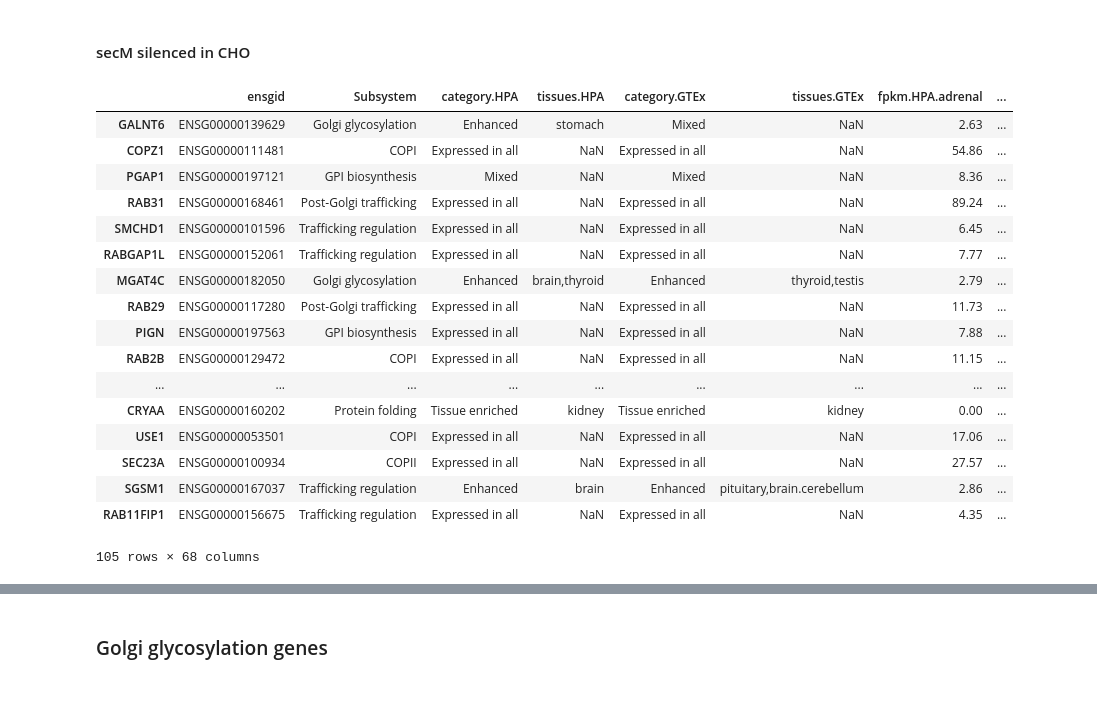
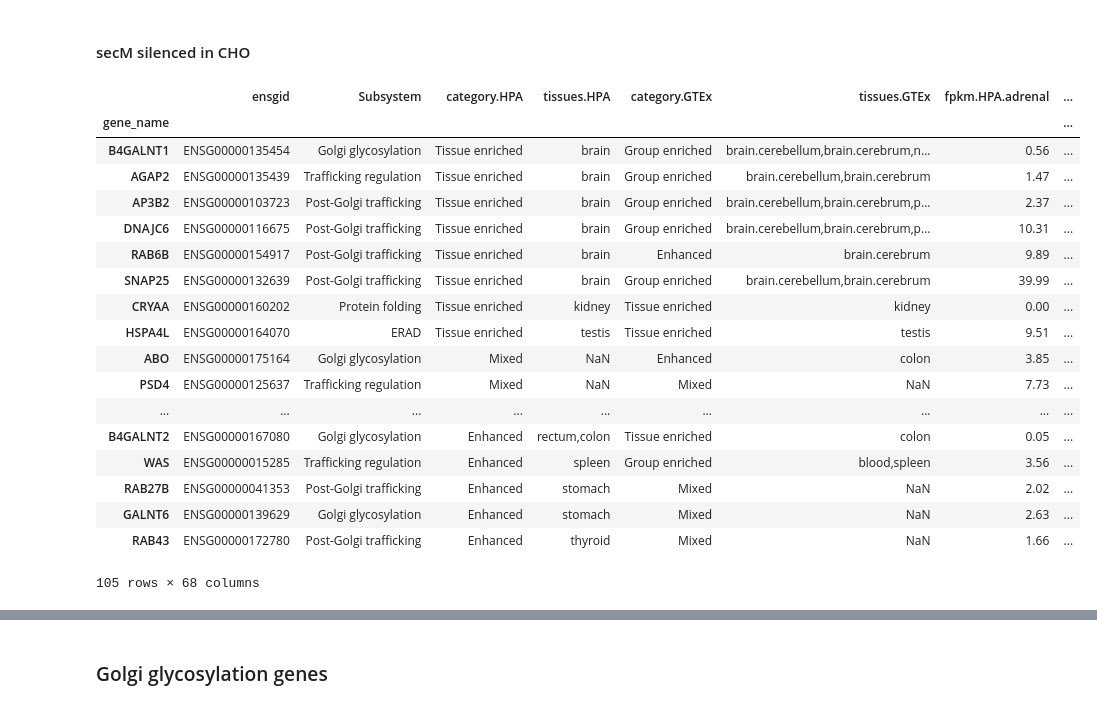
Before and after one commit to isshamie/CH_TSS, a Jupyter notebook: silenced_CHO_genes.ipynb, the cells around one changed output, grey strips where cells are left out. Drawn from its saved outputs; the diff is of its cells as text; code cells hidden in the pictures.

Commit message:
added functions to silenced_CHO

```diff
--- a/silenced_CHO_genes.ipynb
+++ b/silenced_CHO_genes.ipynb
@@ -96,3 +83,0 @@ gene_tissue_matrix.head()
-# %%
-in_cho = gene_tissue_matrix[(gene_tissue_matrix['CHO/GRO/f04_peaks/merge_bg_2.peak']>0) | (gene_tissue_matrix['CHO/mSTART/f04_peaks/merge_bg_2.peak']>0)]
-not_in_cho = gene_tissue_matrix[~((gene_tissue_matrix['CHO/GRO/f04_peaks/merge_bg_2.peak']>0) | (gene_tissue_matrix['CHO/mSTART/f04_peaks/merge_bg_2.peak']>0))]
@@ -108,0 +173,10 @@ print(gene_tissue_matrix.shape)
+# %%
+gene_tissue_df = merge_tissues(gene_tissue_matrix,tissues)
+cho = gene_tissue_df.loc[:,'CHO']
+cho = pd.DataFrame(cho)
+gene_tissue_df = gene_tissue_df.drop('CHO',axis=1) #Remove CHO columns
+# %%
+in_cho1, not_in_cho1 = at_least_one_not_cho(gene_tissue_df,cho)
+print('1')
+print(len(in_cho1))
+print(len(not_in_cho1))
@@ -129,21 +356,22 @@ secM_in_CHO = in_cho[in_cho.index.isin(secM.index)]
-# %%
-secM.loc[secM_silenced_in_CHO.index]
-# %% [output]
-|  | ensgid | Subsystem | category.HPA | tissues.HPA | category.GTEx | tissues.GTEx | fpkm.HPA.adrenal | ... |
-| GALNT6 | ENSG00000139629 | Golgi glycosylation | Enhanced | stomach | Mixed | NaN | 2.63 | ... |
-| COPZ1 | ENSG00000111481 | COPI | Expressed in all | NaN | Expressed in all | NaN | 54.86 | ... |
-| PGAP1 | ENSG00000197121 | GPI biosynthesis | Mixed | NaN | Mixed | NaN | 8.36 | ... |
-| RAB31 | ENSG00000168461 | Post-Golgi trafficking | Expressed in all | NaN | Expressed in all | NaN | 89.24 | ... |
-| SMCHD1 | ENSG00000101596 | Trafficking regulation | Expressed in all | NaN | Expressed in all | NaN | 6.45 | ... |
-| RABGAP1L | ENSG00000152061 | Trafficking regulation | Expressed in all | NaN | Expressed in all | NaN | 7.77 | ... |
-| MGAT4C | ENSG00000182050 | Golgi glycosylation | Enhanced | brain,thyroid | Enhanced | thyroid,testis | 2.79 | ... |
-| RAB29 | ENSG00000117280 | Post-Golgi trafficking | Expressed in all | NaN | Expressed in all | NaN | 11.73 | ... |
-| PIGN | ENSG00000197563 | GPI biosynthesis | Expressed in all | NaN | Expressed in all | NaN | 7.88 | ... |
-| RAB2B | ENSG00000129472 | COPI | Expressed in all | NaN | Expressed in all | NaN | 11.15 | ... |
-| ... | ... | ... | ... | ... | ... | ... | ... | ... |
-| CRYAA | ENSG00000160202 | Protein folding | Tissue enriched | kidney | Tissue enriched | kidney | 0.00 | ... |
-| USE1 | ENSG00000053501 | COPI | Expressed in all | NaN | Expressed in all | NaN | 17.06 | ... |
-| SEC23A | ENSG00000100934 | COPII | Expressed in all | NaN | Expressed in all | NaN | 27.57 | ... |
-| SGSM1 | ENSG00000167037 | Trafficking regulation | Enhanced | brain | Enhanced | pituitary,brain.cerebellum | 2.86 | ... |
-| RAB11FIP1 | ENSG00000156675 | Trafficking regulation | Expressed in all | NaN | Expressed in all | NaN | 4.35 | ... |
-105 rows × 68 columns
+# %%
+secM[secM.index.isin(not_in_cho1)]
+# %% [output]
+|  | ensgid | Subsystem | category.HPA | tissues.HPA | category.GTEx | tissues.GTEx | fpkm.HPA.adrenal | ... |
+| gene_name |  |  |  |  |  |  |  | ... |
+| B4GALNT1 | ENSG00000135454 | Golgi glycosylation | Tissue enriched | brain | Group enriched | brain.cerebellum,brain.cerebrum,n... | 0.56 | ... |
+| AGAP2 | ENSG00000135439 | Trafficking regulation | Tissue enriched | brain | Group enriched | brain.cerebellum,brain.cerebrum | 1.47 | ... |
+| AP3B2 | ENSG00000103723 | Post-Golgi trafficking | Tissue enriched | brain | Group enriched | brain.cerebellum,brain.cerebrum,p... | 2.37 | ... |
+| DNAJC6 | ENSG00000116675 | Post-Golgi trafficking | Tissue enriched | brain | Group enriched | brain.cerebellum,brain.cerebrum,p... | 10.31 | ... |
+| RAB6B | ENSG00000154917 | Post-Golgi trafficking | Tissue enriched | brain | Enhanced | brain.cerebrum | 9.89 | ... |
+| SNAP25 | ENSG00000132639 | Post-Golgi trafficking | Tissue enriched | brain | Group enriched | brain.cerebellum,brain.cerebrum | 39.99 | ... |
+| CRYAA | ENSG00000160202 | Protein folding | Tissue enriched | kidney | Tissue enriched | kidney | 0.00 | ... |
+| HSPA4L | ENSG00000164070 | ERAD | Tissue enriched | testis | Tissue enriched | testis | 9.51 | ... |
+| ABO | ENSG00000175164 | Golgi glycosylation | Mixed | NaN | Enhanced | colon | 3.85 | ... |
+| PSD4 | ENSG00000125637 | Trafficking regulation | Mixed | NaN | Mixed | NaN | 7.73 | ... |
+| ... | ... | ... | ... | ... | ... | ... | ... | ... |
+| B4GALNT2 | ENSG00000167080 | Golgi glycosylation | Enhanced | rectum,colon | Tissue enriched | colon | 0.05 | ... |
+| WAS | ENSG00000015285 | Trafficking regulation | Enhanced | spleen | Group enriched | blood,spleen | 3.56 | ... |
+| RAB27B | ENSG00000041353 | Post-Golgi trafficking | Enhanced | stomach | Mixed | NaN | 2.02 | ... |
+| GALNT6 | ENSG00000139629 | Golgi glycosylation | Enhanced | stomach | Mixed | NaN | 2.63 | ... |
+| RAB43 | ENSG00000172780 | Post-Golgi trafficking | Enhanced | thyroid | Mixed | NaN | 1.66 | ... |
+105 rows × 68 columns
```
Also changed, not shown: parts of 37 cells of this notebook.
